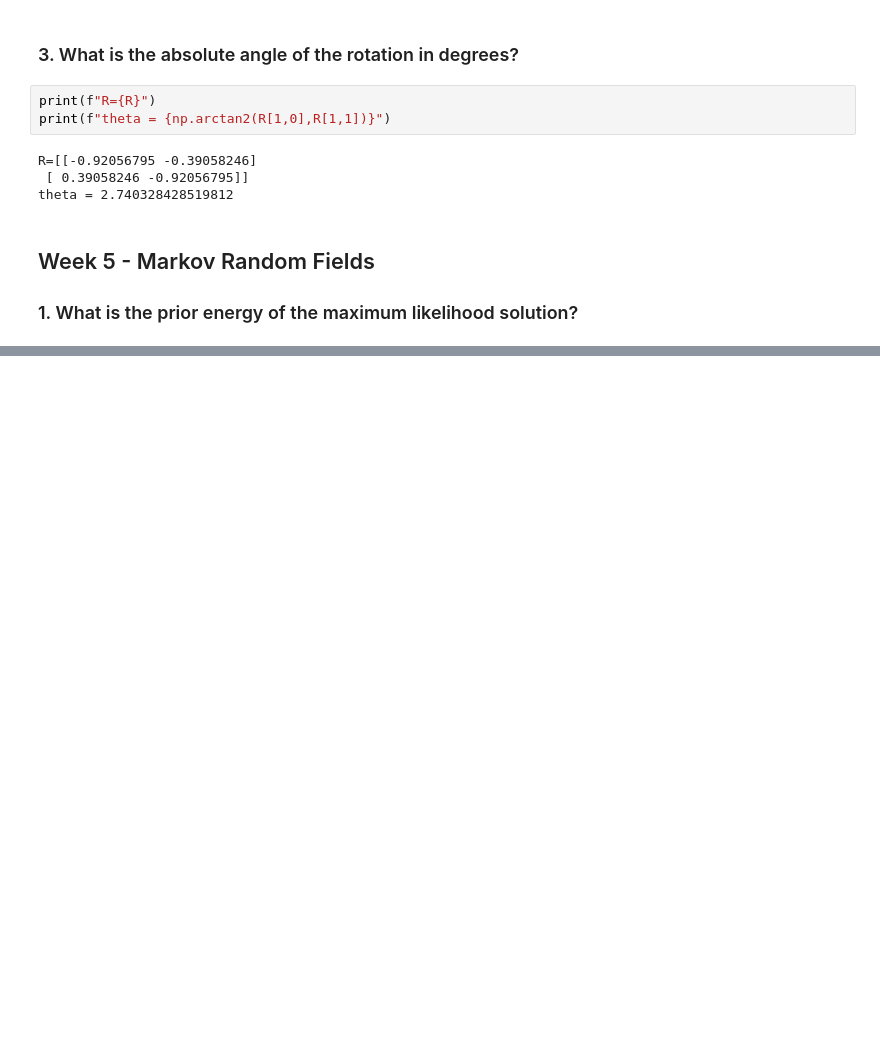
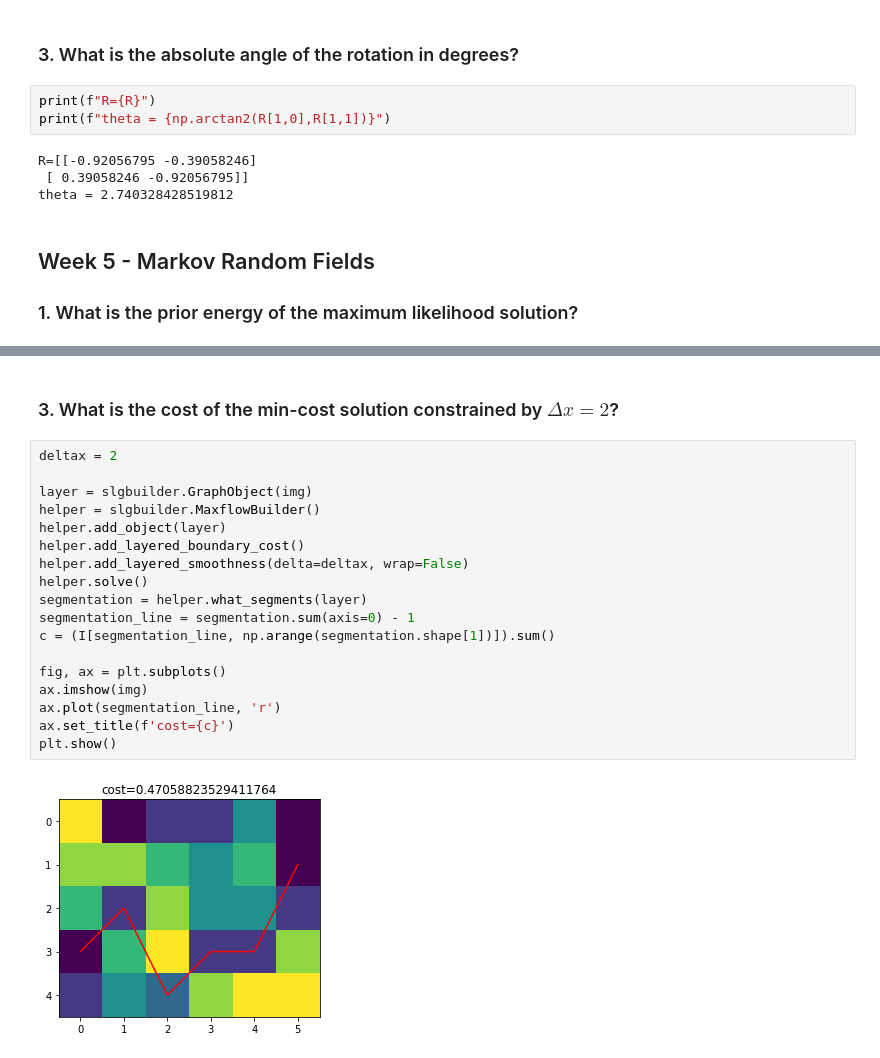
Before and after one commit to AntonRydahl/02506, a Jupyter notebook: quizzes/quizzes.ipynb, the cells around one changed output, grey strips where cells are left out. Drawn from its saved outputs; the diff is of its cells as text; blank space fills up the shorter version.

```diff
--- a/quizzes/quizzes.ipynb
+++ b/quizzes/quizzes.ipynb
@@ -493,0 +627,22 @@ segmentation_energy(seg, img, mu, beta)
+# %% [markdown]
+### 3. What is the cost of the min-cost solution constrained by $\Delta x = 2$?
+# %%
+deltax = 2
+
+layer = slgbuilder.GraphObject(img)
+helper = slgbuilder.MaxflowBuilder()
+helper.add_object(layer)
+helper.add_layered_boundary_cost()
+helper.add_layered_smoothness(delta=deltax, wrap=False)
+helper.solve()
+segmentation = helper.what_segments(layer)
+segmentation_line = segmentation.sum(axis=0) - 1
+c = (I[segmentation_line, np.arange(segmentation.shape[1])]).sum()
+
+fig, ax = plt.subplots()
+ax.imshow(img)
+ax.plot(segmentation_line, 'r')
+ax.set_title(f'cost={c}')
+plt.show()
+# %% [output]
+[figure, added]
```
Also changed, not shown: parts of 23 cells of this notebook, 2 other files.
